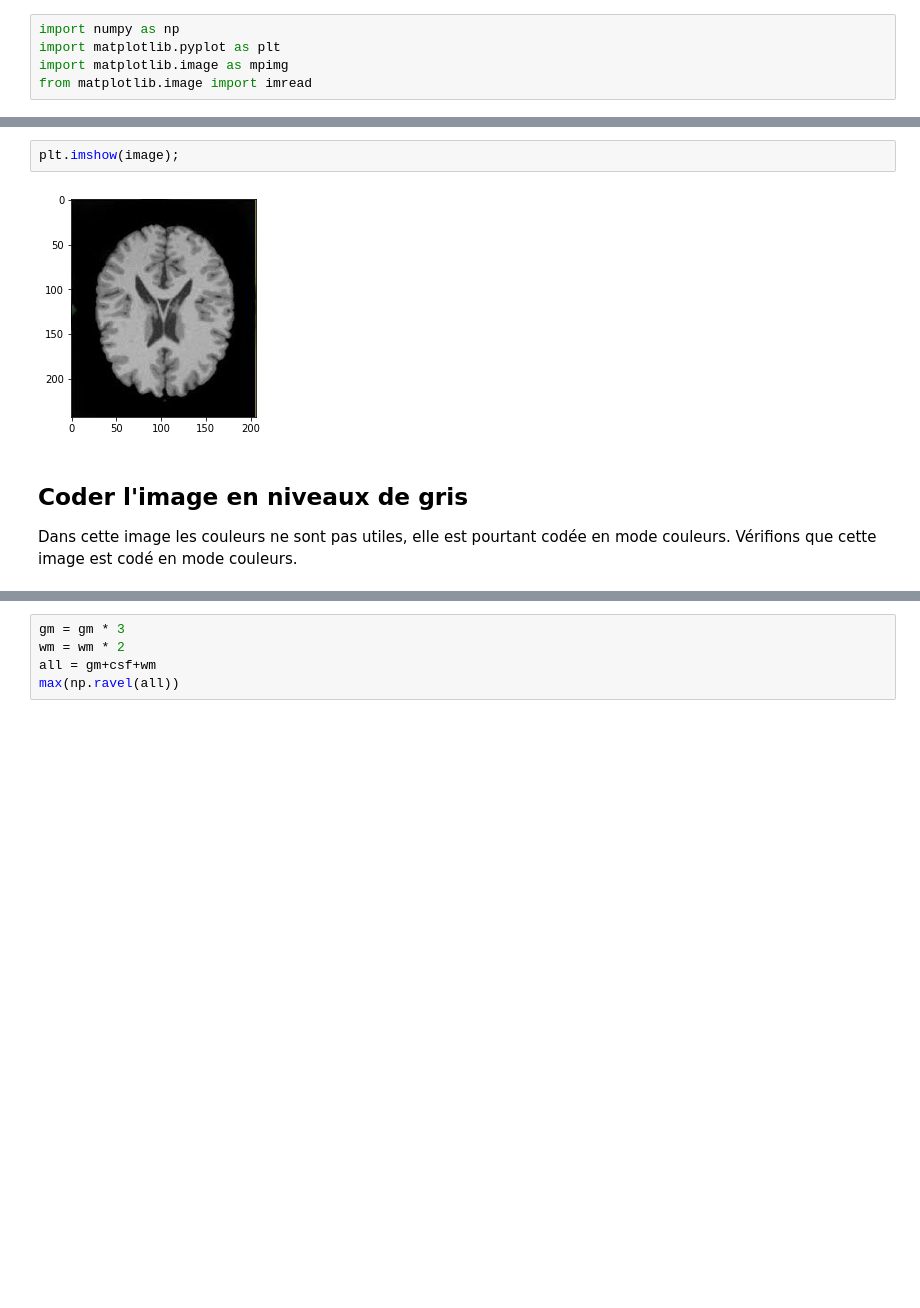
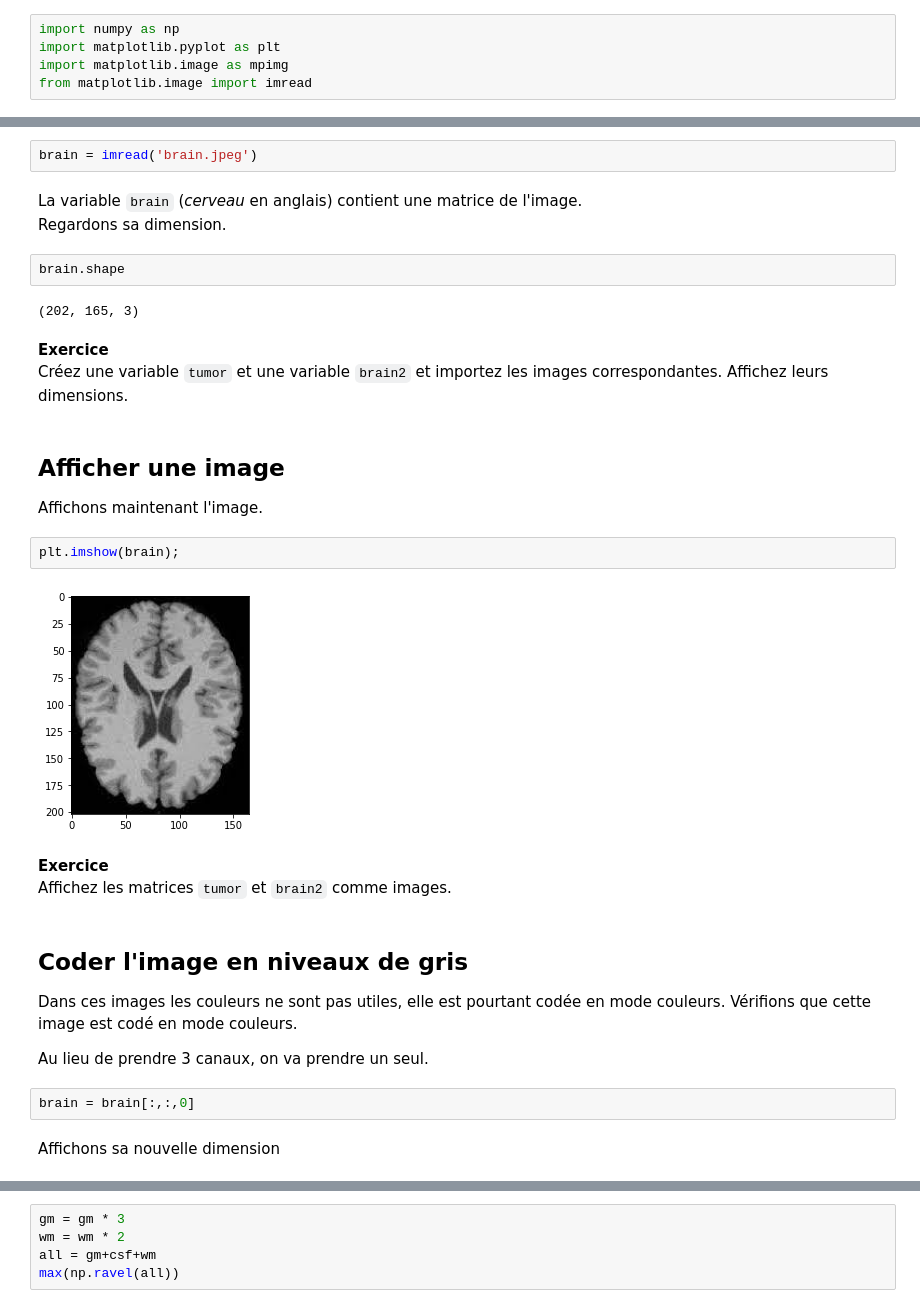
Before and after one commit to rasql/edunum, a Jupyter notebook: doc/python/le/7/mri_exercice.ipynb, the cells around one changed output, grey strips where cells are left out. Drawn from its saved outputs; the diff is of its cells as text; blank space fills up the shorter version.

```diff
--- a/doc/python/le/7/mri_exercice.ipynb
+++ b/doc/python/le/7/mri_exercice.ipynb
@@ -23,9 +34,33 @@ image = imread('Desktop/no_skull.jpeg')
+# %%
+brain = imread('brain.jpeg')
+# %% [markdown]
+La variable `brain` (*cerveau* en anglais) contient une matrice de l'image.
+Regardons sa dimension.
+# %%
+brain.shape
+# %% [output]
+(202, 165, 3)
+# %% [markdown]
+**Exercice**
+Créez une variable `tumor` et une variable `brain2` et importez les images correspondantes. Affichez leurs dimensions.
+# %% [markdown]
+## Afficher une image
+Affichons maintenant l'image.
 # %%
-plt.imshow(image);
+plt.imshow(brain);
 # %% [output]
-[figure, old version]
+[figure, new version]
+# %% [markdown]
+**Exercice**
+Affichez les matrices `tumor` et `brain2` comme images.
 # %% [markdown]
 ## Coder l'image en niveaux de gris
-Dans cette image les couleurs ne sont pas utiles, elle est pourtant codée en mode couleurs.
+Dans ces images les couleurs ne sont pas utiles, elle est pourtant codée en mode couleurs.
 Vérifions que cette image est codé en mode couleurs.
+
+Au lieu de prendre 3 canaux, on va prendre un seul.
+# %%
+brain = brain[:,:,0]
+# %% [markdown]
+Affichons sa nouvelle dimension
 # %%
```
Also changed, not shown: parts of 22 cells of this notebook, 7 other files.
